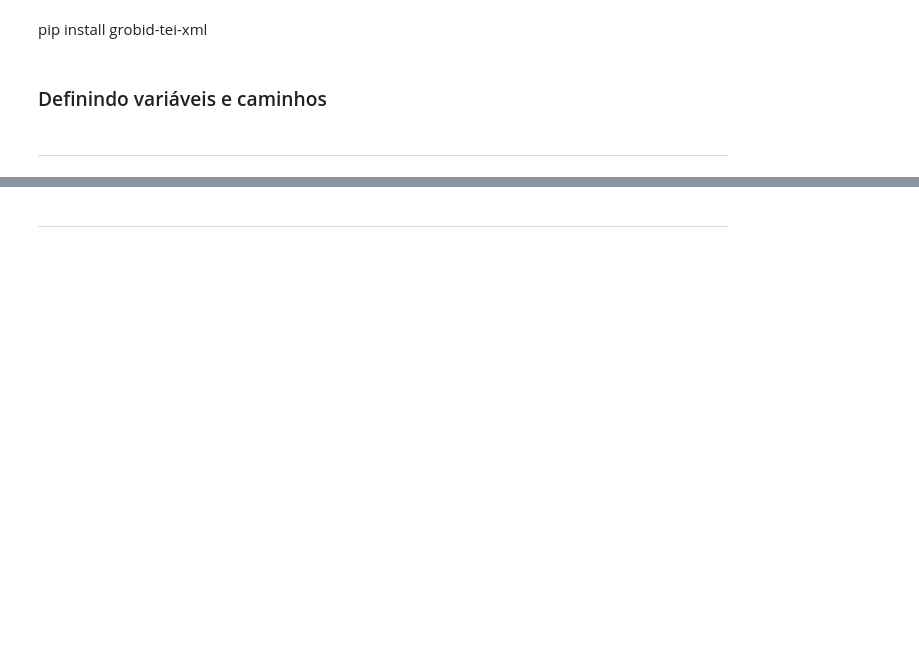
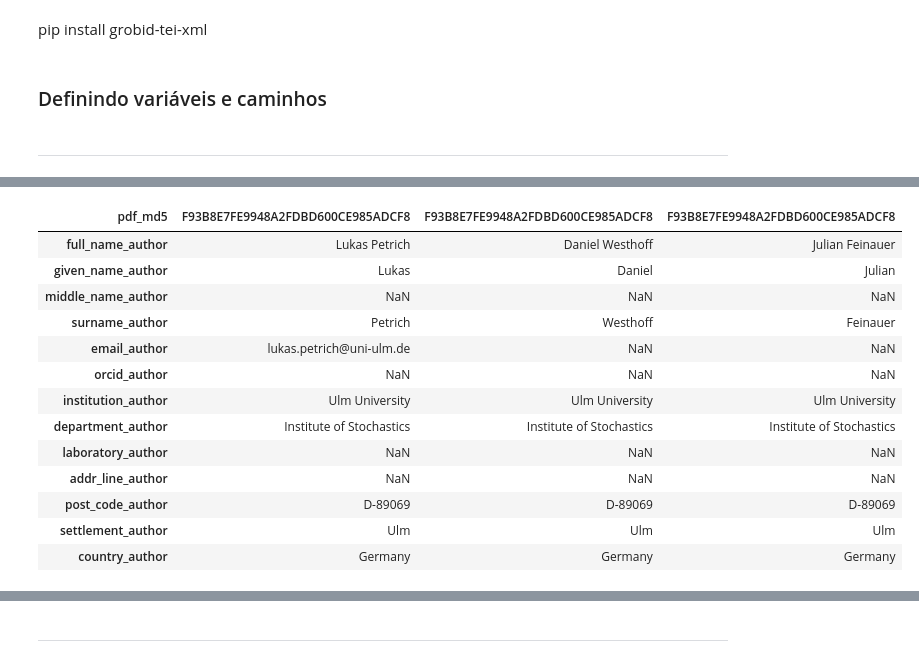
Before and after one commit to Vieirbat/Summarticles, a Jupyter notebook: notebooks/Usando Processo Batch.ipynb, the cells around one changed output, grey strips where cells are left out. Drawn from its saved outputs; the diff is of its cells as text; code cells hidden in the pictures; blank space fills up the shorter version.

```diff
--- a/notebooks/Usando Processo Batch.ipynb
+++ b/notebooks/Usando Processo Batch.ipynb
@@ -128,0 +218,17 @@ https://github.com/delb-xml/delb-py
+# %%
+dict_dfs['df_doc_authors'].head(3).T
+# %% [output]
+| pdf_md5 | F93B8E7FE9948A2FDBD600CE985ADCF8 | F93B8E7FE9948A2FDBD600CE985ADCF8 | F93B8E7FE9948A2FDBD600CE985ADCF8 |
+| full_name_author | Lukas Petrich | Daniel Westhoff | Julian Feinauer |
+| given_name_author | Lukas | Daniel | Julian |
+| middle_name_author | NaN | NaN | NaN |
+| surname_author | Petrich | Westhoff | Feinauer |
+| email_author | lukas.petrich@uni-ulm.de | NaN | NaN |
+| orcid_author | NaN | NaN | NaN |
+| institution_author | Ulm University | Ulm University | Ulm University |
+| department_author | Institute of Stochastics | Institute of Stochastics | Institute of Stochastics |
+| laboratory_author | NaN | NaN | NaN |
+| addr_line_author | NaN | NaN | NaN |
+| post_code_author | D-89069 | D-89069 | D-89069 |
+| settlement_author | Ulm | Ulm | Ulm |
+| country_author | Germany | Germany | Germany |
```
Also changed, not shown: parts of 70 cells of this notebook, 9 other files.
